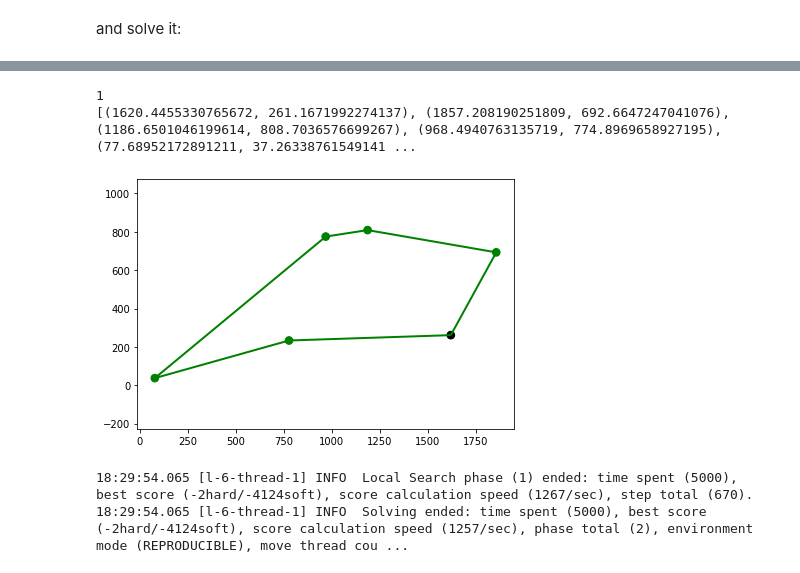
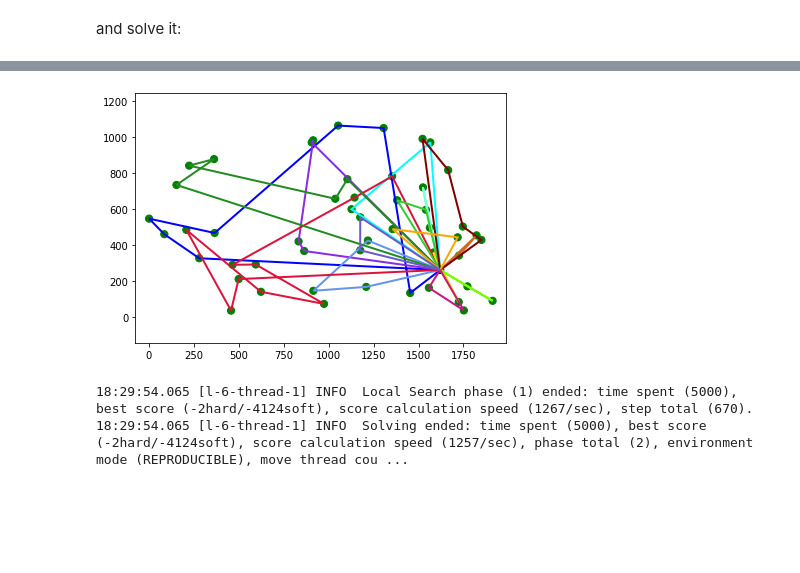
Before and after one commit to rh-aiservices-bu/intelligent-agriculture-demo, a Jupyter notebook: pathservice/tractor-routing-notebook/tractor-routing.ipynb, the cells around one changed output, grey strips where cells are left out. Cells and saved outputs as stored; diff of their text form; code cells hidden in the pictures; blank space fills up the shorter version.

Commit message:
removing demand

```diff
--- a/pathservice/tractor-routing-notebook/tractor-routing.ipynb
+++ b/pathservice/tractor-routing-notebook/tractor-routing.ipynb
@@ -244,12 +244,12 @@ class TractorRoutingSolution:
 
 Now that we defined our model and constraints, let create an instance of the problem:
 # %%
-from demo import DemoDataBuilder
+from data import DataBuilder
 
-problem = DemoDataBuilder.builder(Location, Barn, Field, Tractor, TractorRoutingSolution,
+problem = DataBuilder.builder(Location, Barn, Field, Tractor, TractorRoutingSolution,
                                   EuclideanDistanceCalculator()) \
-                                 .set_min_demand(1).set_max_demand(2).set_tractor_capacity(5) \
-                                 .set_field_count(5).set_tractor_count(1).set_barn_count(1) \
+                                 .set_tractor_capacity(2) \
+                                 .set_field_count(50).set_tractor_count(15).set_barn_count(1) \
                                  .set_south_west_corner(Location(0, 1079)) \
                                  .set_north_east_corner(Location(1919, 0)).build()
 # %% [markdown]
@@ -285,6 +282,8 @@ final_solution = best_solution.getFinalBestSolution()
 # %%
 from matplotlib import pyplot as plt, patches
 from matplotlib.path import Path
+
+%matplotlib inline
 
 color_index = 0
 def generate_color():
@@ -312,10 +311,12 @@ def generate_color():
     return out
 
 plt.rcParams["figure.autolayout"] = True
-fig = plt.figure()
-ax = fig.add_subplot()
+#fig = plt.figure()
+#ax = fig.add_subplot()
+fig,ax = plt.subplots(1,1)
 
 tractor_to_route_dict = dict()
+tractor_to_route_color_dict = dict()
 field_to_marker_dict = dict()
 
 for field in problem.field_list:
@@ -334,53 +335,48 @@ for tractor in problem.tractor_list:
     ]
     path = Path(verts, codes)
 
-    #color = generate_color()
+    color = generate_color()
 
-    #tractor_to_route_dict[tractor.name].color = color
+    tractor_to_route_color_dict[tractor.name] = color
 
-    tractor_to_route_dict[tractor.name] = patches.PathPatch(path, facecolor=generate_color(), lw=2)
+    tractor_to_route_dict[tractor.name] = patches.PathPatch(path, facecolor=color, lw=2)
     ax.add_patch(tractor_to_route_dict[tractor.name])
 
-def update_routes(best_solution):
-    for tractor in best_solution.tractor_list:
+def update_routes(solution):
+    for tractor in solution.tractor_list:
         # Select the current route
         route = tractor_to_route_dict[tractor.name]
-        print(tractor.name)
 
         # Change color of all fields belonging to this route
         for field in tractor.field_list:
-            field_to_marker_dict[field.name].color = "green"
+            field_to_marker_dict[field.name].color = tractor_to_route_color_dict[tractor.name]
 
         # Set the first point for tractor at the starting barn point
-        #locations = [tractor.barn.location.to_X_Y_tuple()]
         verts = [(tractor.barn.location.X,tractor.barn.location.Y)]
         codes = [Path.MOVETO]
 
         # Add the other points to the path
-        #locations.extend(map(lambda field: field.location.to_X_Y_tuple(), tractor.field_list))
         verts.extend(map(lambda field: (field.location.X,field.location.Y), tractor.field_list))
         for i in range(len(verts)-1):
             codes.append(Path.LINETO)
 
 
         # Close the loop, back to the barn
         # locations.append(locations[0])
         verts.append(verts[0])
         codes.append(Path.LINETO)
 
         path = Path(verts, codes)
-        print(verts)
 
-        route = patches.PathPatch(path, edgecolor="green", facecolor="none", lw=2)
+        route = patches.PathPatch(path, edgecolor=tractor_to_route_color_dict[tractor.name], facecolor="none", lw=2)
         ax.add_patch(route)
+        fig.canvas.draw()
 
 update_routes(final_solution)
 ax.axis('equal')
 plt.show()
 # %% [output]
-1
-[(1620.4455330765672, 261.1671992274137), (1857.208190251809, 692.6647247041076), (1186.6501046199614, 808.7036576699267), (968.4940763135719, 774.8969658927195), (77.68952172891211, 37.26338761549141 ...
-[figure, old version]
+[figure, new version]
 # %%
 solution1 = best_solution.getFinalBestSolution()
 # %% [output]
```
Also changed, not shown: parts of 3 cells of this notebook, 1 other file.
